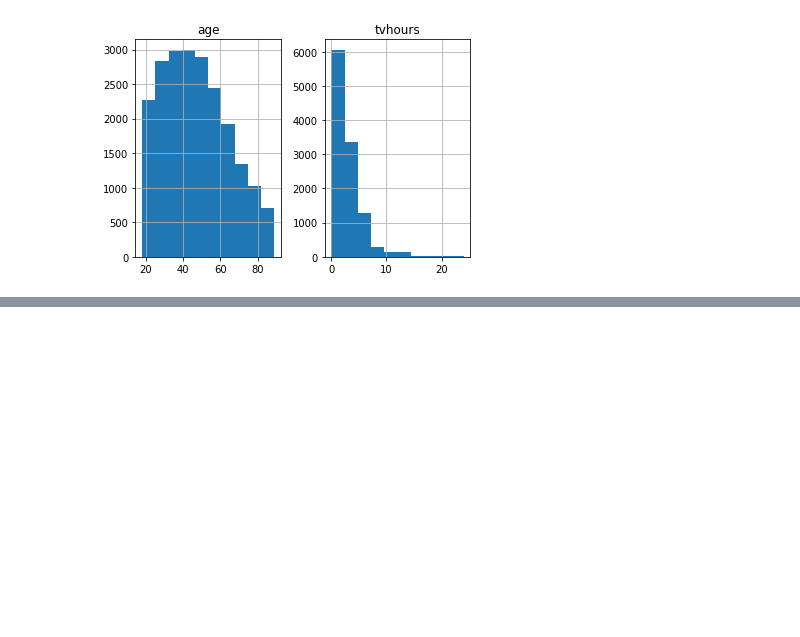
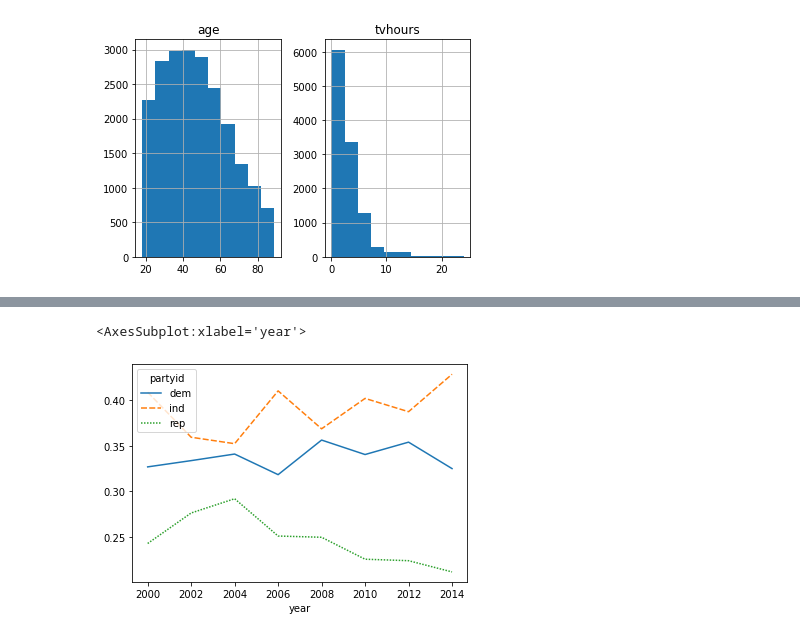
Before and after one commit to RealDogDad/exoplanetary-extrapolation, a Jupyter notebook: quizzes/quiz-3.ipynb, the cells around one changed output, grey strips where cells are left out. Drawn from its saved outputs; the diff is of its cells as text; code cells hidden in the pictures; blank space fills up the shorter version.

```diff
--- a/quizzes/quiz-3.ipynb
+++ b/quizzes/quiz-3.ipynb
@@ -40,8 +40,15 @@ plt.show()
 # (c) You will create a line plot to see how the proportions of people identified as Democrat, Republican, and Independent
 # change over time.
 # (i) First, recode the variable “partyid”
-
-other = ["No answer", "Don't know", "Other party"]
-rep = ["Strong republican", "Not str republican"]
-ind = ["Ind,near rep", "Independent", "Ind,near dem"]
-dem = ["Not str democrat", "Strong democrat"]
+df.replace({'No answer': 'other',
+            'Don\'t know': 'other',
+            'Other party': 'other',
+            'Strong republican': 'rep',
+            'Not str republican': 'rep',
+            'Ind,near rep': 'ind',
+            'Independent': 'ind',
+            'Ind,near dem': 'ind',
+            'Not str democrat': 'dem',
+            'Strong democrat': 'dem'},
+          inplace = True)
+df.head()
@@ -48,14 +61,0 @@ dem = ["Not str democrat", "Strong democrat"]
-# %%
-# (ii) then, create a table which shows the proportions of people identified
-# as Democrat, Republican, Independent and Other for each year.
-
-data = {
-    other = "No answer", "Don't know", "Other party",
-    rep = "Strong republican", "Not str republican",
-    ind = "Ind,near rep", "Independent", "Ind,near dem",
-    dem = "Not str democrat", "Strong democrat"}
-
-df = pd.DataFrame(data, columns=['partyid', 'year'])
-
-df = df.assign(relative_frequency=1).groupby(['partyid', 'year']).count().unstack()
-df.div(df.sum(1), axis=0)
@@ -64,3 +62,19 @@ SyntaxError: invalid syntax (<ipython-input-6-5f5059c40c68>, line 5)
+# %%
+# (ii) then, create a table which shows the proportions of people identified
+# as Democrat, Republican, Independent and Other for each year.
+
+party = df.groupby(['year','partyid'])['partyid'].count().unstack()
+party['sum'] = party.sum(axis = 1)
+party['dem'] = party['dem'] / party['sum']
+party['ind'] = party['ind'] / party['sum']
+party['other'] = party['other'] / party['sum']
+party['rep'] = party['rep'] / party['sum']
+party.drop(['sum'], axis=1, inplace = True)
 # %%
 # (iii) Create a line plot to see how the proportions of people identified
 # as Democrat, Republican, and Independent changed over time.
+party.drop(['other'], axis=1, inplace=True)
+sns.lineplot(data=party)
+# %% [output]
+<AxesSubplot:xlabel='year'>
+[figure, added]
```
Also changed, not shown: parts of 2 cells of this notebook, 1 other file.
